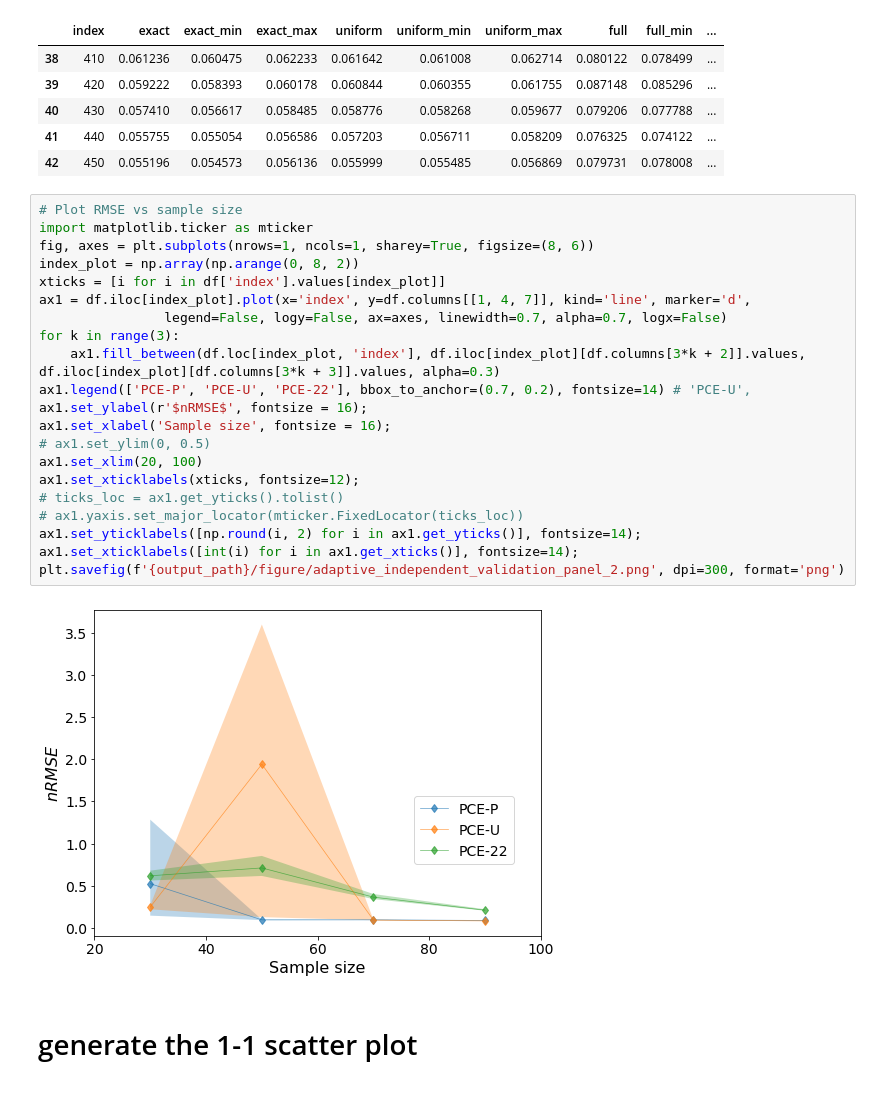
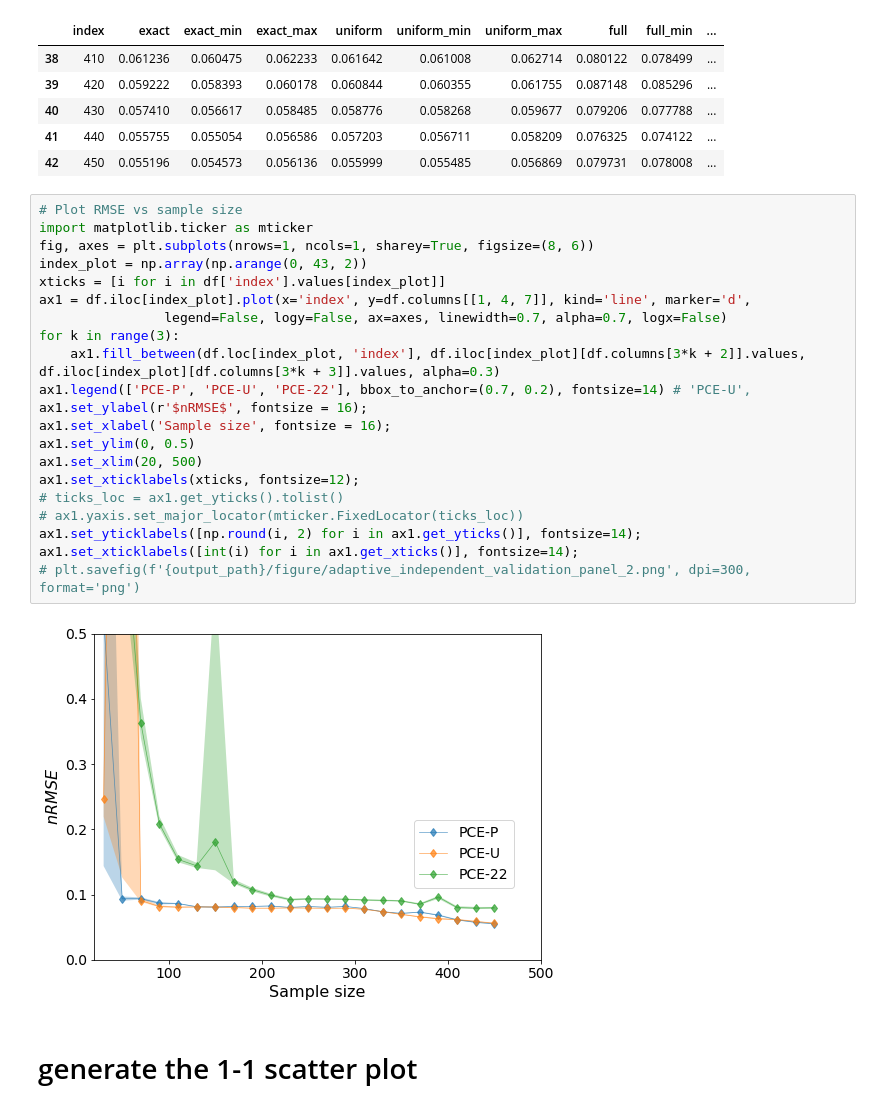
Before and after one commit to QianWanghhu/factor_fixing, a Jupyter notebook: qian_dev/PCE-performance.ipynb, the cells around one changed output. Drawn from its saved outputs; the diff is of its cells as text.

```diff
--- a/qian_dev/PCE-performance.ipynb
+++ b/qian_dev/PCE-performance.ipynb
@@ -72,26 +72,26 @@ df.tail(5)
 # %%
 # Plot RMSE vs sample size
 import matplotlib.ticker as mticker
 fig, axes = plt.subplots(nrows=1, ncols=1, sharey=True, figsize=(8, 6))
-index_plot = np.array(np.arange(0, 8, 2))
+index_plot = np.array(np.arange(0, 43, 2))
 xticks = [i for i in df['index'].values[index_plot]]
 ax1 = df.iloc[index_plot].plot(x='index', y=df.columns[[1, 4, 7]], kind='line', marker='d',
                 legend=False, logy=False, ax=axes, linewidth=0.7, alpha=0.7, logx=False)
 for k in range(3):
     ax1.fill_between(df.loc[index_plot, 'index'], df.iloc[index_plot][df.columns[3*k + 2]].values, df.iloc[index_plot][df.columns[3*k + 3]].values, alpha=0.3)
 ax1.legend(['PCE-P', 'PCE-U', 'PCE-22'], bbox_to_anchor=(0.7, 0.2), fontsize=14) # 'PCE-U',
 ax1.set_ylabel(r'$nRMSE$', fontsize = 16);
 ax1.set_xlabel('Sample size', fontsize = 16);
-# ax1.set_ylim(0, 0.5)
-ax1.set_xlim(20, 100)
+ax1.set_ylim(0, 0.5)
+ax1.set_xlim(20, 500)
 ax1.set_xticklabels(xticks, fontsize=12);
 # ticks_loc = ax1.get_yticks().tolist()
 # ax1.yaxis.set_major_locator(mticker.FixedLocator(ticks_loc))
 ax1.set_yticklabels([np.round(i, 2) for i in ax1.get_yticks()], fontsize=14);
 ax1.set_xticklabels([int(i) for i in ax1.get_xticks()], fontsize=14);
-plt.savefig(f'{output_path}/figure/adaptive_independent_validation_panel_2.png', dpi=300, format='png')
+# plt.savefig(f'{output_path}/figure/adaptive_independent_validation_panel_2.png', dpi=300, format='png')
 # %% [output]
-[figure, old version]
+[figure, new version]
 # %% [markdown]
 # generate the 1-1 scatter plot
 # %%
```
Also changed, not shown: 3 other files.
